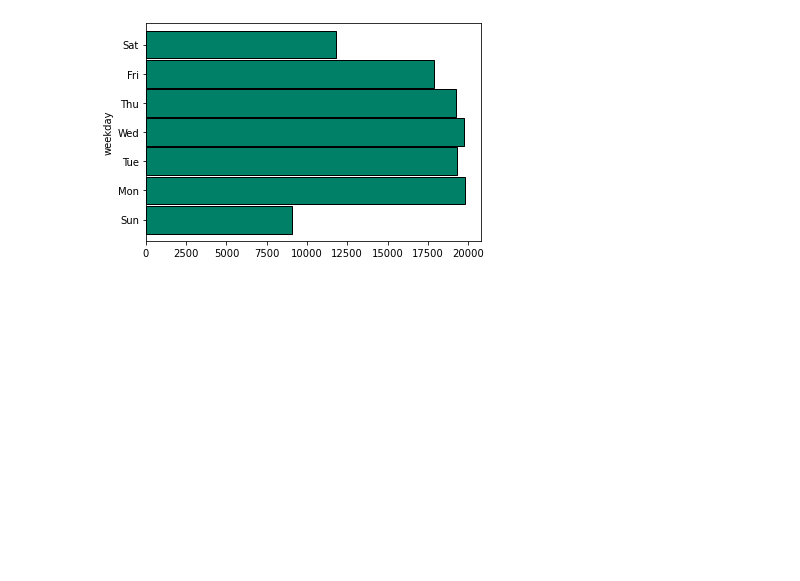
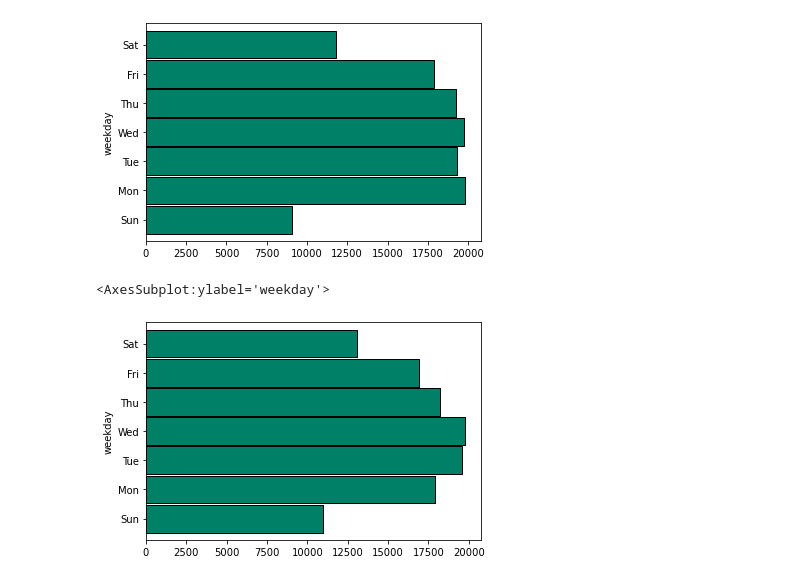
Before and after one commit to parkervoit/spark-exercises, a Jupyter notebook: explore.ipynb, the cells around one changed output. Saved outputs shown, nothing was run; the diff lists cells and outputs as text; code cells hidden in the pictures; blank space fills up the shorter version.

```diff
--- a/explore.ipynb
+++ b/explore.ipynb
@@ -253,17 +253,18 @@ weekdays = ['Sun', 'Mon', 'Tue', 'Wed', 'Thu', 'Fri', 'Sat']
 <AxesSubplot:ylabel='weekday'>
 [figure]
 # %%
-weekdays = ['Sun', 'Mon', 'Tue', 'Wed', 'Thu', 'Fri', 'Sat']
-
 (
     df.filter(expr('department == "Animal Care Services"'))
-    .withColumn("weekday", date_format("case_opened_date", "E"))
+    .withColumn("weekday", date_format("case_closed_date", "E"))
     .groupby("weekday")
     .count()
     .na.drop()
     .toPandas()
     .assign(weekday=lambda df: pd.Categorical(df.weekday, categories=weekdays, ordered=True))
     .set_index("weekday")["count"]
     .sort_index()
     .plot.barh(width=0.95, ec="black", cmap = 'summer')
 )
+# %% [output]
+<AxesSubplot:ylabel='weekday'>
+[figure, added]
```
Also changed, not shown: parts of 10 cells of this notebook.
